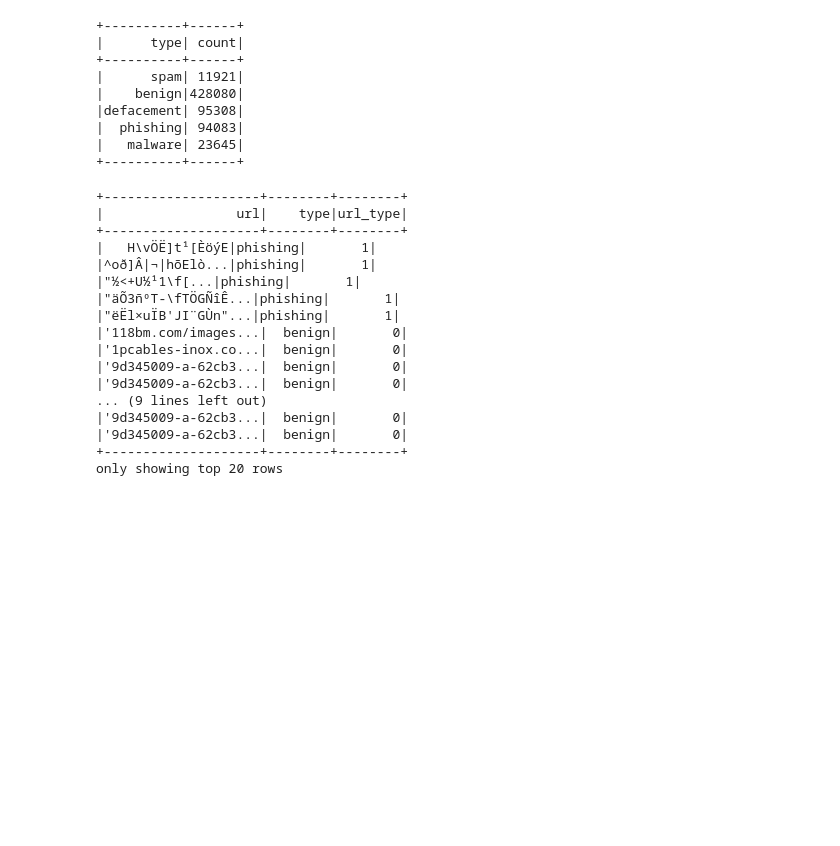
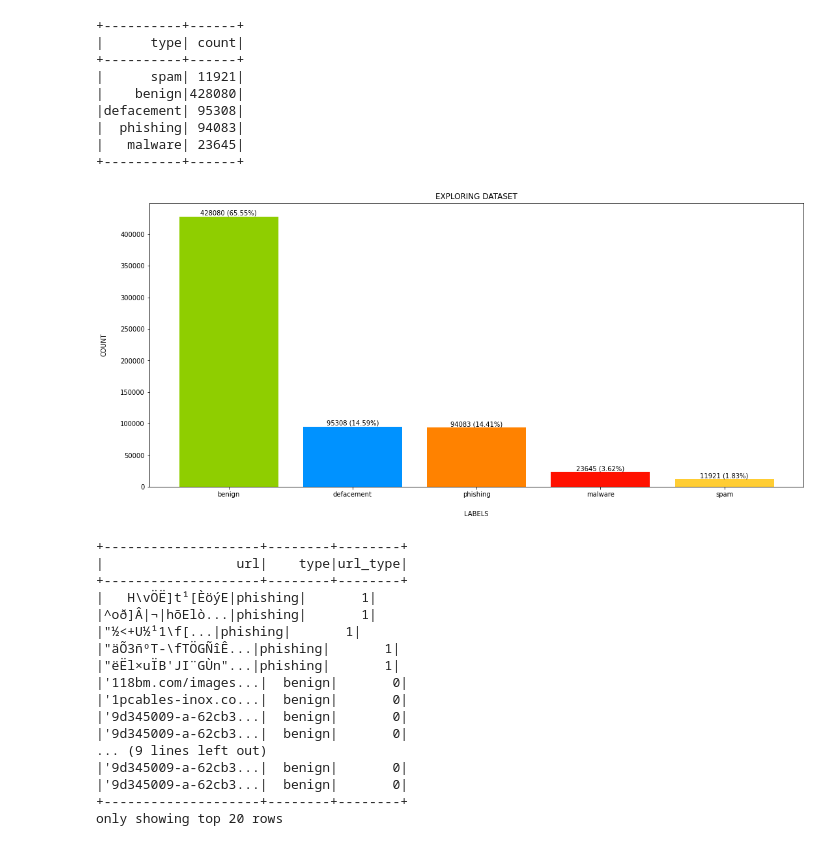
Before and after one commit to simonegramegna/URLs_mining, a Jupyter notebook: URLs_mining.ipynb, the cells around one changed output. Cells and saved outputs as stored; diff of their text form; code cells hidden in the pictures; blank space fills up the shorter version.

```diff
--- a/URLs_mining.ipynb
+++ b/URLs_mining.ipynb
@@ -7,6 +7,17 @@ from pyspark.ml.classification import RandomForestClassifier, NaiveBayes, Linear
 from pyspark.ml.evaluation import MulticlassClassificationEvaluator
 from pyspark.ml.tuning import CrossValidator
 from pyspark.ml import Pipeline
+# %%
+import numpy as np
+
+# Graphics Libs
+import matplotlib.pyplot as plt
+%matplotlib inline
+plt.rcParams['figure.figsize'] = 18, 8
+import seaborn as sns
+
+import warnings
+warnings.filterwarnings("ignore")
 # %%
 spark = SparkSession.builder.appName('URLs_mining').getOrCreate()
 spark
@@ -85,6 +96,24 @@ data.groupBy("type").count().show()
 |  phishing| 94083|
 |   malware| 23645|
 +----------+------+
+# %%
+# convert spark dataframe to pandas dataframe
+pd_data = data.toPandas()
+# %%
+count = pd_data.type.value_counts()
+bar_labels = [count.index[i].capitalize()+' (n. ' + str(count[i]) + ')' for i in range(len(count.index))]
+bars = plt.bar(count.index, height=count, label=bar_labels, color=['#8fce00', '#0092ff', '#ff8200', '#ff1100', '#ffcd34'])
+
+for rect in bars:
+    height = rect.get_height()
+    plt.text(rect.get_x() + rect.get_width() / 2.0, height, f'{height:.0f} ({height/len(pd_data)*100:.2f}%)', ha='center', va='bottom')
+
+plt.xlabel('LABELS', labelpad=20)
+plt.ylabel('COUNT', labelpad=20)
+plt.title('EXPLORING DATASET')
+plt.show()
+# %% [output]
+[figure, added]
 # %%
 data = data.withColumn("url_type", when(data["type"].contains("benign"), 0).otherwise(1))
 #data = data.drop("type")
```
Also changed, not shown: parts of 6 cells of this notebook.
